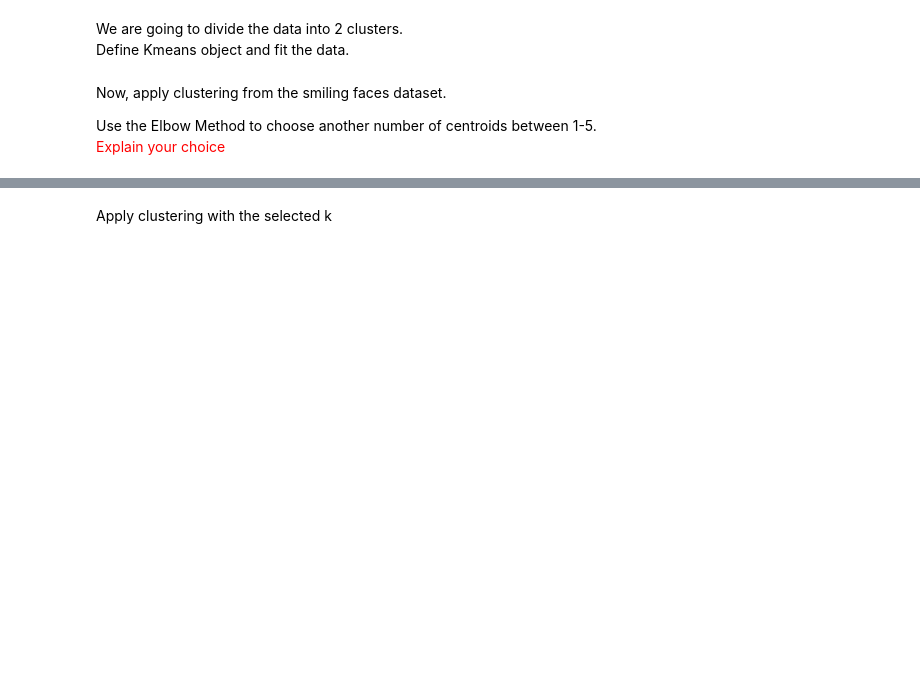
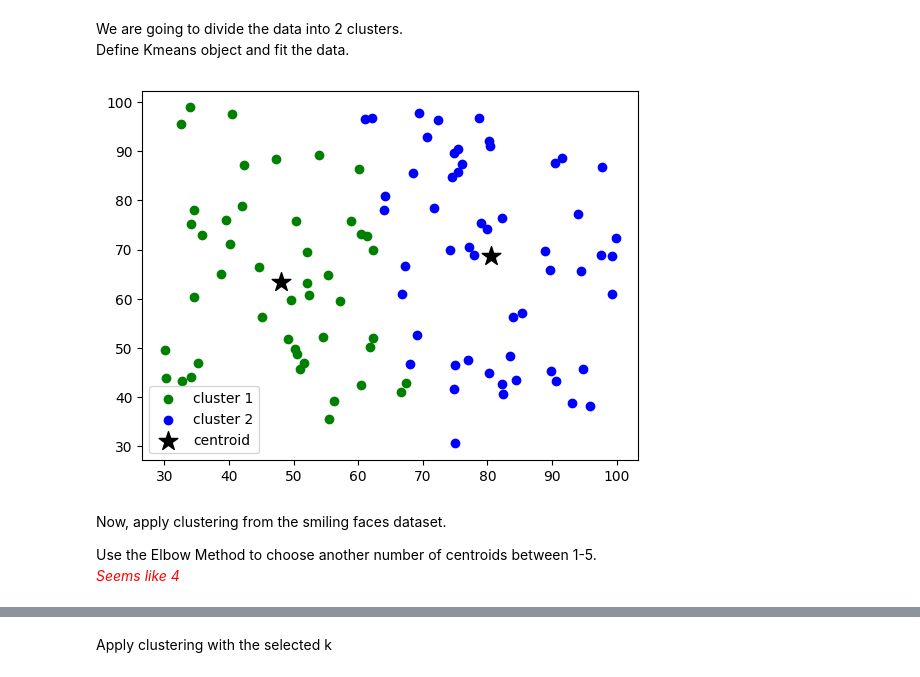
Before and after one commit to MahmoudAbade/ML-HW, a Jupyter notebook: HW4.ipynb, the cells around one changed output, grey strips where cells are left out. Cells and saved outputs as stored; diff of their text form; code cells hidden in the pictures; blank space fills up the shorter version.

```diff
--- a/HW4.ipynb
+++ b/HW4.ipynb
@@ -147,6 +147,9 @@ class Kmeans:
 	def reassign_centroids(self, X, labels):
 		centroids = np.zeros((self.n_clusters, X.shape[1]))
 		# Implement here
+		for cluster in range(self.n_clusters):
+			m=labels==cluster
+			centroids[cluster] = X[m].mean(axis=0)
 		return centroids
 
 	def compute_distance(self, X, centroids):
@@ -170,8 +173,9 @@ class Kmeans:
 		for i in range(self.max_iter):
 			old_centroids = self.centroids
 			# For each point, calculate distance to all k clustes.
-			self.labels =	# Assign the labels with closest distance' cluster.
-			self.centroids = # Update the centroids
+			dist = self.compute_distance(X,old_centroids)
+			self.labels = self.find_closest_cluster(dist)	# Assign the labels with closest distance' cluster.
+			self.centroids = self.reassign_centroids(X,self.labels) # Update the centroids
 			if np.all(old_centroids == self.centroids):
 				break
 		self.error = self.compute_sse(X, self.labels, self.centroids)
@@ -191,27 +197,29 @@ plt.show()
 We are going to divide the data into 2 clusters. <br/>
 Define Kmeans object and fit the data.
 # %%
-clust = Kmeans(n_clusters=2)
-clust.fit(data)
+cluster = Kmeans(n_clusters=2)
+cluster.fit(data)
 
 # This code plots the clustered data with centroids
-labels = clust.labels
-centroids = clust.centroids
+labels = cluster.labels
+centroids = cluster.centroids
 
 c0 = data[labels == 0]
 c1 = data[labels == 1]
 
 plt.scatter(c0[:,0], c0[:,1], c='green', label='cluster 1')
 plt.scatter(c1[:,0], c1[:,1], c='blue', label='cluster 2')
 plt.scatter(centroids[:, 0], centroids[:, 1], marker='*', s=200, c='black', label='centroid')
 plt.legend()
 
 plt.show()
+# %% [output]
+[figure, added]
 # %% [markdown]
 Now, apply clustering from the smiling faces dataset.
 
 Use the Elbow Method to choose another number of centroids between 1-5. <br/>
-<font color='red'>Explain your choice</font>
+<font color='red'>*Seems like 4*</font>
 # %%
 sse = []
 list_k = list(range(1, 6))
```
Also changed, not shown: parts of 3 cells of this notebook.
